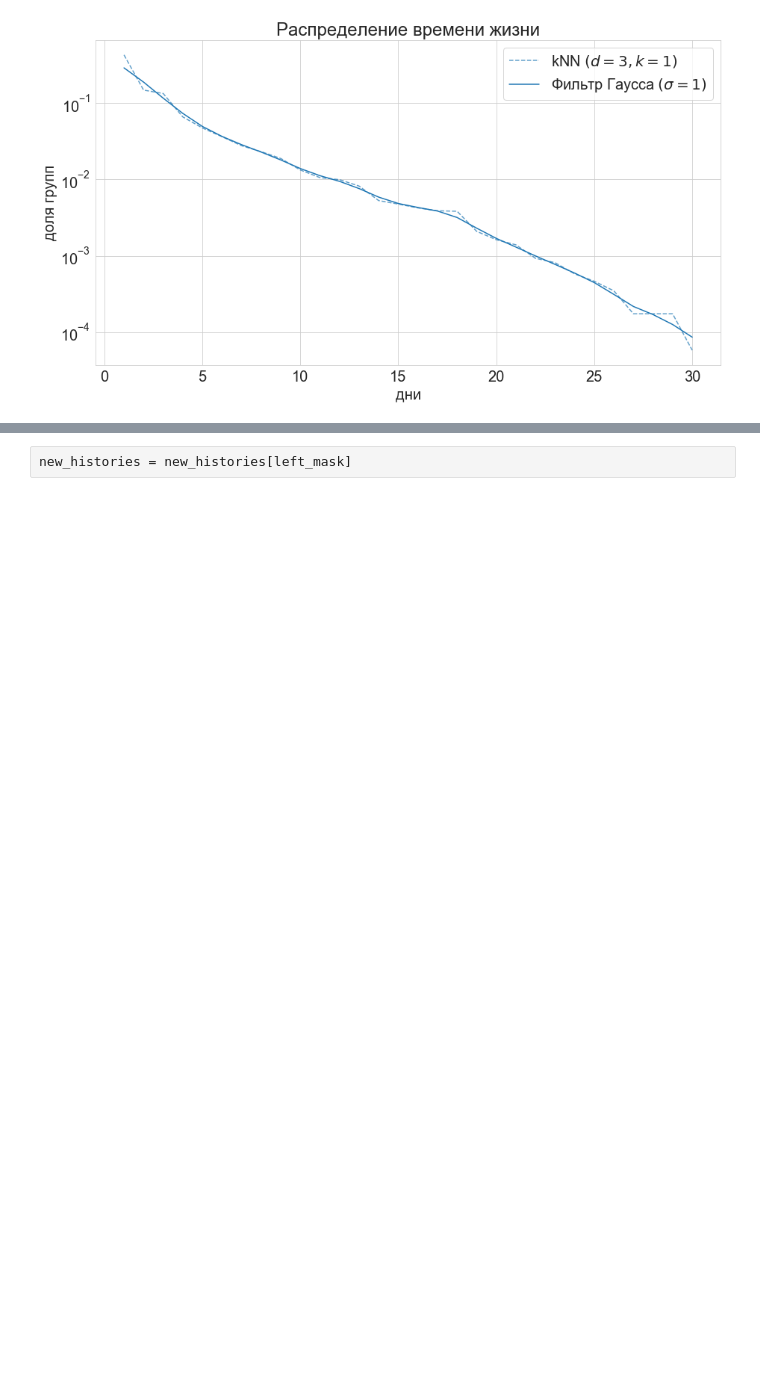
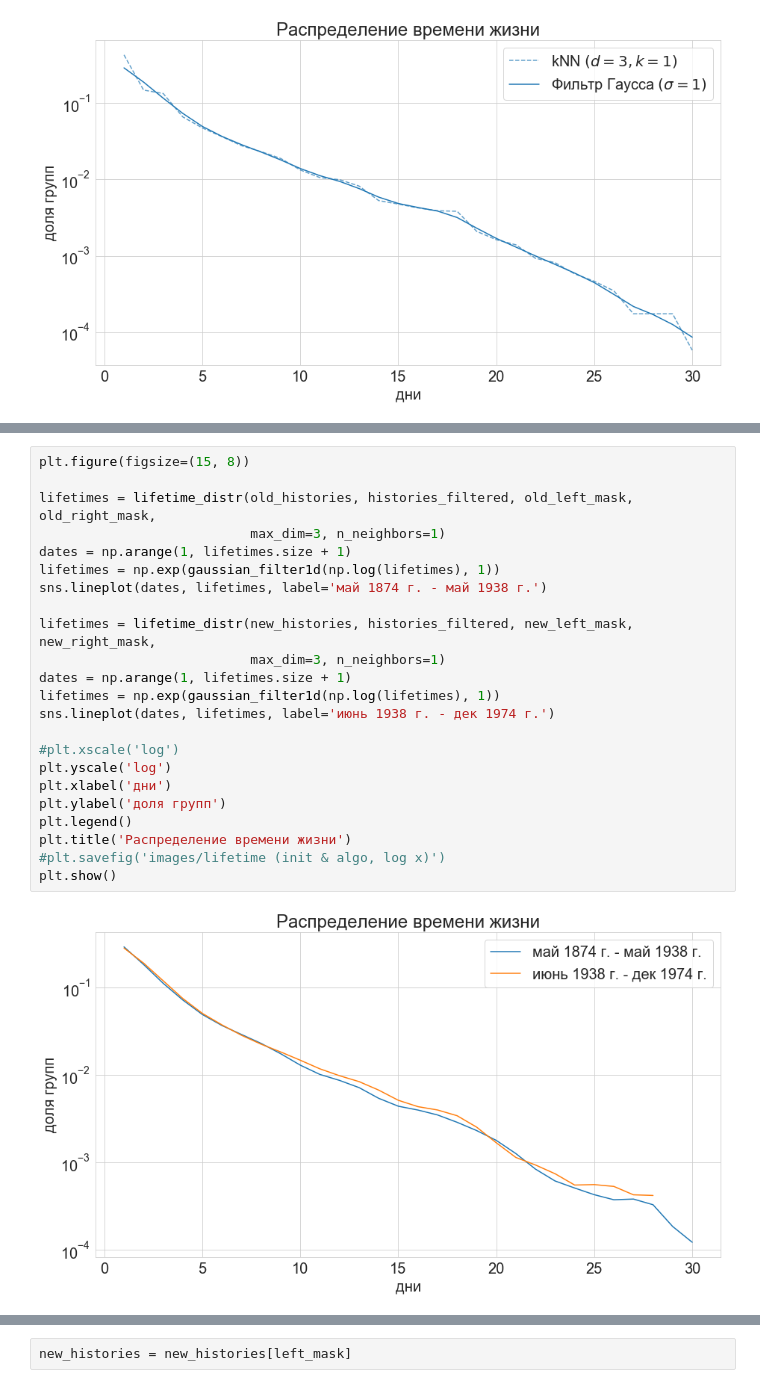
Before and after one commit to isadrtdinov/Solar-Activity, a Jupyter notebook: experiments.ipynb, the cells around one changed output, grey strips where cells are left out. Drawn from its saved outputs; the diff is of its cells as text; blank space fills up the shorter version.

```diff
--- a/experiments.ipynb
+++ b/experiments.ipynb
@@ -480,0 +520,25 @@ plt.show()
+# %%
+plt.figure(figsize=(15, 8))
+
+lifetimes = lifetime_distr(old_histories, histories_filtered, old_left_mask, old_right_mask,
+                           max_dim=3, n_neighbors=1)
+dates = np.arange(1, lifetimes.size + 1)
+lifetimes = np.exp(gaussian_filter1d(np.log(lifetimes), 1))
+sns.lineplot(dates, lifetimes, label='май 1874 г. - май 1938 г.')
+
+lifetimes = lifetime_distr(new_histories, histories_filtered, new_left_mask, new_right_mask,
+                           max_dim=3, n_neighbors=1)
+dates = np.arange(1, lifetimes.size + 1)
+lifetimes = np.exp(gaussian_filter1d(np.log(lifetimes), 1))
+sns.lineplot(dates, lifetimes, label='июнь 1938 г. - дек 1974 г.')
+
+#plt.xscale('log')
+plt.yscale('log')
+plt.xlabel('дни')
+plt.ylabel('доля групп')
+plt.legend()
+plt.title('Распределение времени жизни')
+#plt.savefig('images/lifetime (init & algo, log x)')
+plt.show()
+# %% [output]
+[figure, added]
```
Also changed, not shown: parts of 25 cells of this notebook, 22 other files.
